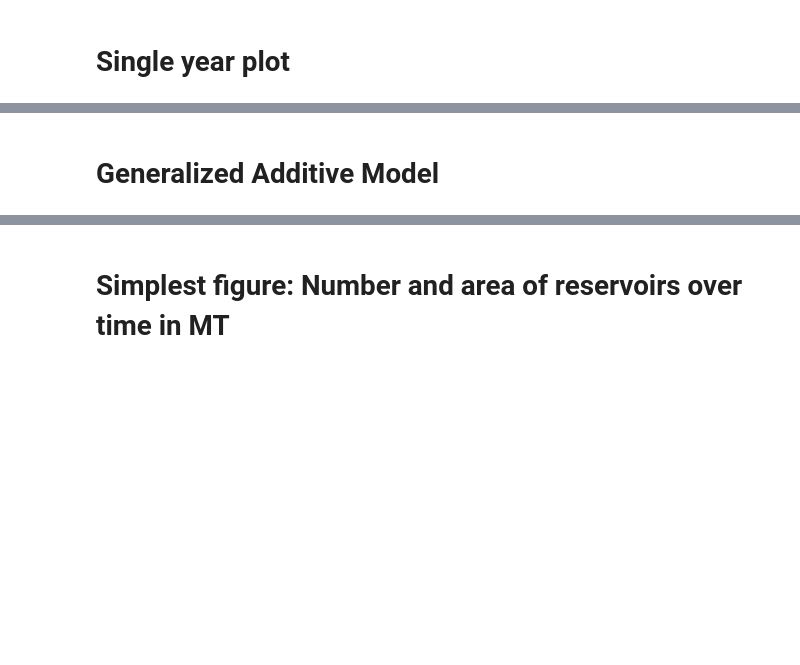
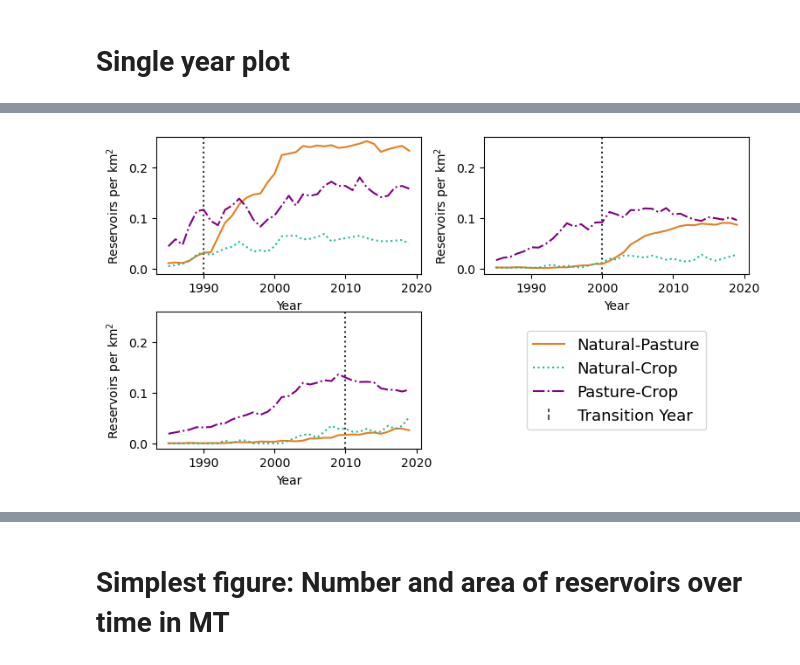
Before and after one commit to kysolvik/reservoir-id-smp, a Jupyter notebook: reservoir-id-smp/analysis/lulc/lulc_figs.ipynb, the cells around one changed output, grey strips where cells are left out. Saved outputs shown, nothing was run; the diff lists cells and outputs as text; code cells hidden in the pictures; blank space fills up the shorter version.

```diff
--- a/reservoir-id-smp/analysis/lulc/lulc_figs.ipynb
+++ b/reservoir-id-smp/analysis/lulc/lulc_figs.ipynb
@@ -401,3 +416,13 @@ print(target_years)
 simple_full_normalized_df_wyears = simple_full_normalized_df.copy()
 simple_full_normalized_df_wyears['res_year'] = np.repeat(res_year_range, res_year_range.shape[0])
 simple_full_normalized_df_wyears['trans_year'] = (simple_full_normalized_df_wyears['res_year']-simple_full_normalized_df_wyears.index)+1
+# %%
+# First some quick calcs used for the methods discussion
+y=2000
+print(lulc_transitions_area_simple_df.loc[y-1])
+print(simple_full_normalized_df_wyears.loc[
+    simple_full_normalized_df_wyears['trans_year']==y].drop(
+        columns=['trans_year'])['Natural-Pasture']*lulc_transitions_area_simple_df.loc[y-1, 'Natural-Pasture'])
+print(simple_full_normalized_df_wyears.loc[
+    simple_full_normalized_df_wyears['trans_year']==y].drop(
+        columns=['trans_year'])['Natural-Pasture'])
@@ -410,32 +452,32 @@ def update_prop(handle, orig):
 # %%
 fig, axs = plt.subplots(2, 2, figsize=(7.5, 4))
 for i, ax in enumerate(axs.flatten()):
     if i < (len(target_years)):
         y = target_years[i]
         simple_full_normalized_df_wyears.loc[
             (simple_full_normalized_df_wyears['trans_year']==y) &
             (simple_full_normalized_df_wyears['res_year']<2020)].drop(
                 columns=['trans_year']).plot(ax=ax, x='res_year', legend=False, color=color_list, style=linestyle_list)
         ax.axvline(y,color='black', linestyle=':', alpha=0.8, zorder=-100)
         ax.set_xlabel('Year')
         ax.set_ylabel('Reservoirs per km$^2$')
         # ax.set_title(y)
         # ax.set_xlim([1985, 2019])
-        ax.set_ylim([-0.01, 0.25])
+        ax.set_ylim([-0.01, 0.26])
         prev_ax = ax
     # Add legend
     else:
         ax.set_axis_off()
         handles, labels = prev_ax.get_legend_handles_labels()
         vert_line = matplotlib.lines.Line2D(
             [0, 1],[1,1], color='black',lw=1.2, alpha=0.8, linestyle='--')
         handles.append(vert_line)
 
         labels.append('Transition Year')
 
         ax.legend(handles, labels,loc=10,
                    fontsize=13, markerscale=2,
                    handler_map={vert_line:HandlerLine2D(update_func=update_prop)})
 fig.tight_layout(pad=0)
+# %% [output]
+[figure, added]
-# %% [markdown]
-# Generalized Additive Model
```
Also changed, not shown: parts of 37 cells of this notebook.
